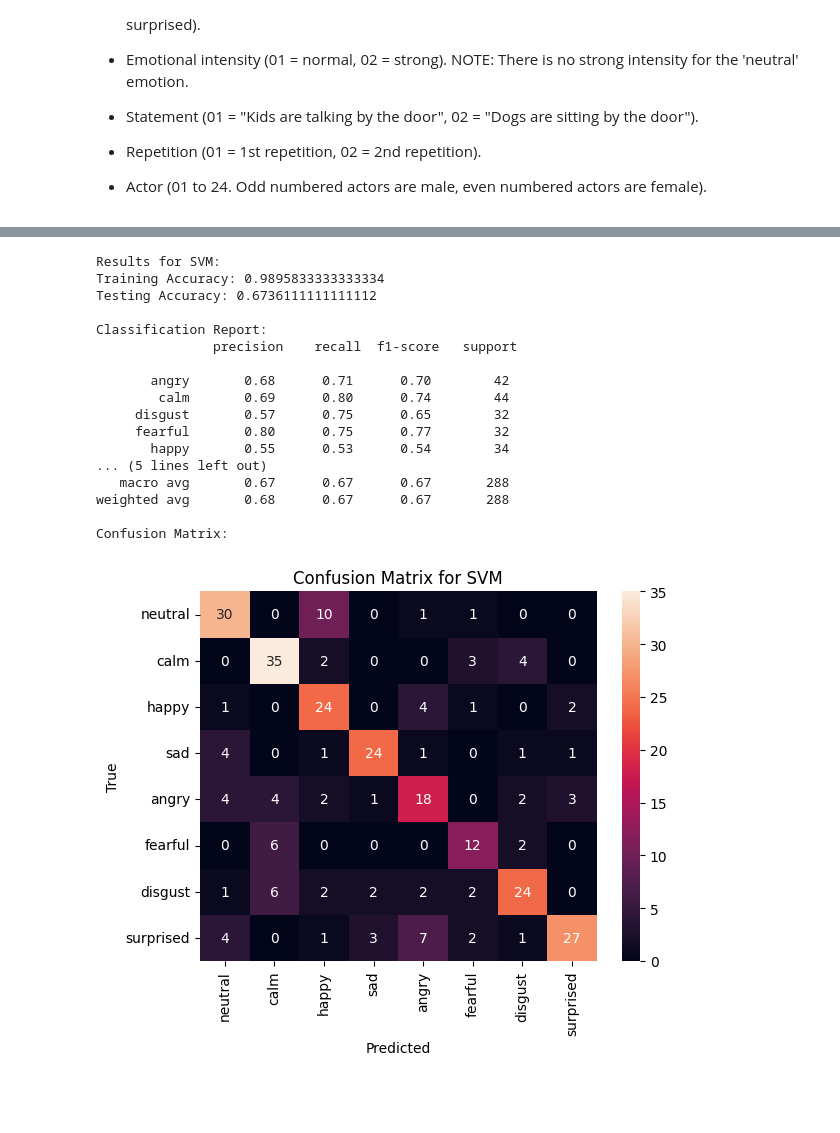
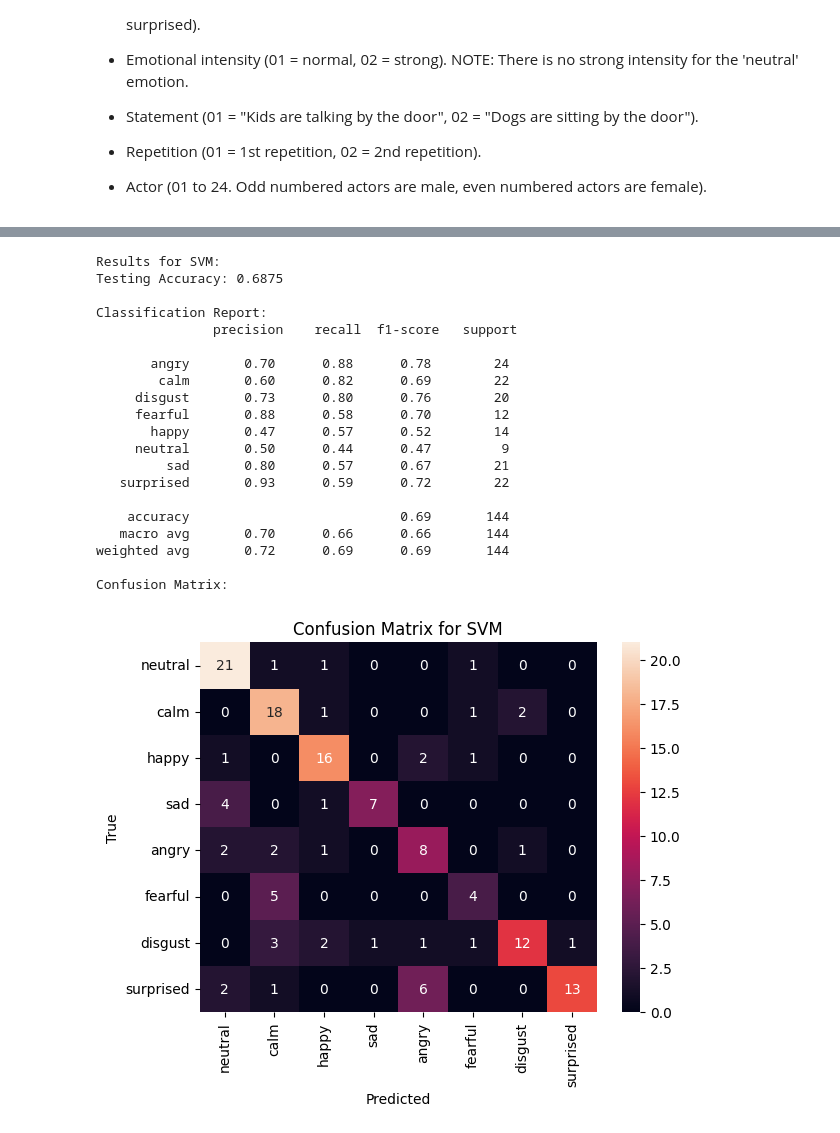
Before and after one commit to jlampela/AC24, a Jupyter notebook: project.ipynb, the cells around one changed output, grey strips where cells are left out. Drawn from its saved outputs; the diff is of its cells as text; code cells hidden in the pictures; blank space fills up the shorter version.

```diff
--- a/project.ipynb
+++ b/project.ipynb
@@ -43,11 +41,16 @@ emotion_labels = {
     "08": 'surprised'
 }
 
+allowed_emotions = ['happy', 'sad', 'angry', 'surprised']
+
 def load_data(dataset_path):
     emotions = []
     features = []
     for file in glob.glob(dataset_path + 'Actor_*/*.wav'):
-        emotions.append(extract_emotion_from_filename(os.path.basename(file)))
+        emotion = extract_emotion_from_filename(os.path.basename(file))
+        #if emotion not in allowed_emotions:
+        #    continue
+        emotions.append(emotion)
         features.append(extract_features(file))
     return np.array(features), np.array(emotions)
 
@@ -59,7 +62,7 @@ def extract_mfcc(audio, sample_rate):
                  winstep=frame_len / (2 * sample_rate),
                  preemph=0.97,
                  numcep=12,
-                 winfunc=numpy.hamming)
+                 winfunc=np.hamming)
     return np.mean(mfccs, axis=0)
 
 def extract_emotion_from_filename(filename):
@@ -73,7 +76,7 @@ def get_stft(audio):
     return np.abs(librosa.stft(audio))
 
 def get_mffc(audio, sample_rate):
-    return np.mean(librosa.feature.mfcc(y=audio, sr=sample_rate, n_mfcc=40, window=numpy.hamming).T,axis=0)
+    return np.mean(librosa.feature.mfcc(y=audio, sr=sample_rate, n_mfcc=40, window=np.hamming).T,axis=0)
 
 def get_chroma(stft, sample_rate):
     return np.mean(librosa.feature.chroma_stft(S=stft, sr=sample_rate).T,axis=0)
@@ -155,45 +169,46 @@ print(grid_search_knn.best_params_)"""
 # %%
-
 classifiers = {
-    'SVM': SVC(kernel='rbf', C=10, gamma=0.01),
-    'Random Forest': RandomForestClassifier(bootstrap=False, max_depth=30, min_samples_leaf=1, min_samples_split=2, n_estimators=300),
-    'KNN': KNeighborsClassifier(metric='manhattan', n_neighbors=3, weights='distance')
+    'SVM': best_svm,
+    'Random forest': best_rf,
+    'KNN': best_knn
 }
 
-def result_helper(name, y_train, y_pred_train, y_test, y_pred):
+def result_helper(name, y_test, y_pred):
     emotion_labels_list = ['neutral', 'calm', 'happy', 'sad', 'angry', 'fearful', 'disgust', 'surprised']
     print(f"Results for {name}:")
-    print(f"Training Accuracy: {accuracy_score(y_train, y_pred_train)}")
     print(f"Testing Accuracy: {accuracy_score(y_test, y_pred)}")
     print("\nClassification Report:\n", classification_report(y_test, y_pred))
     print("Confusion Matrix:")
     sns.heatmap(confusion_matrix(y_test, y_pred), annot=True, fmt='d', xticklabels=emotion_labels_list, yticklabels=emotion_labels_list)
     plt.title(f"Confusion Matrix for {name}")
     plt.xlabel('Predicted')
     plt.ylabel('True')
     plt.show()
 
 for name, clf in classifiers.items():
-    clf.fit(X_train, y_train)
-    y_pred_train = clf.predict(X_train)
+    clf.fit(X_train_val, y_train_val)
+    y_pred_train = clf.predict(X_train_val)
     y_pred = clf.predict(X_test)
-    result_helper(name, y_train, y_pred_train, y_test, y_pred)
+    result_helper(name, y_test, y_pred)
 # %% [output]
 Results for SVM:
-Training Accuracy: 0.9895833333333334
-Testing Accuracy: 0.6736111111111112
+Testing Accuracy: 0.6875
 
 Classification Report:
                precision    recall  f1-score   support
 
-       angry       0.68      0.71      0.70        42
-        calm       0.69      0.80      0.74        44
-     disgust       0.57      0.75      0.65        32
-     fearful       0.80      0.75      0.77        32
-       happy       0.55      0.53      0.54        34
-... (5 lines left out)
-   macro avg       0.67      0.67      0.67       288
-weighted avg       0.68      0.67      0.67       288
+       angry       0.70      0.88      0.78        24
+        calm       0.60      0.82      0.69        22
+     disgust       0.73      0.80      0.76        20
+     fearful       0.88      0.58      0.70        12
+       happy       0.47      0.57      0.52        14
+     neutral       0.50      0.44      0.47         9
+         sad       0.80      0.57      0.67        21
+   surprised       0.93      0.59      0.72        22
+
+    accuracy                           0.69       144
+   macro avg       0.70      0.66      0.66       144
+weighted avg       0.72      0.69      0.69       144
 
 Confusion Matrix:
-[figure, old version]
+[figure, new version]
```
Also changed, not shown: parts of 3 cells of this notebook.
